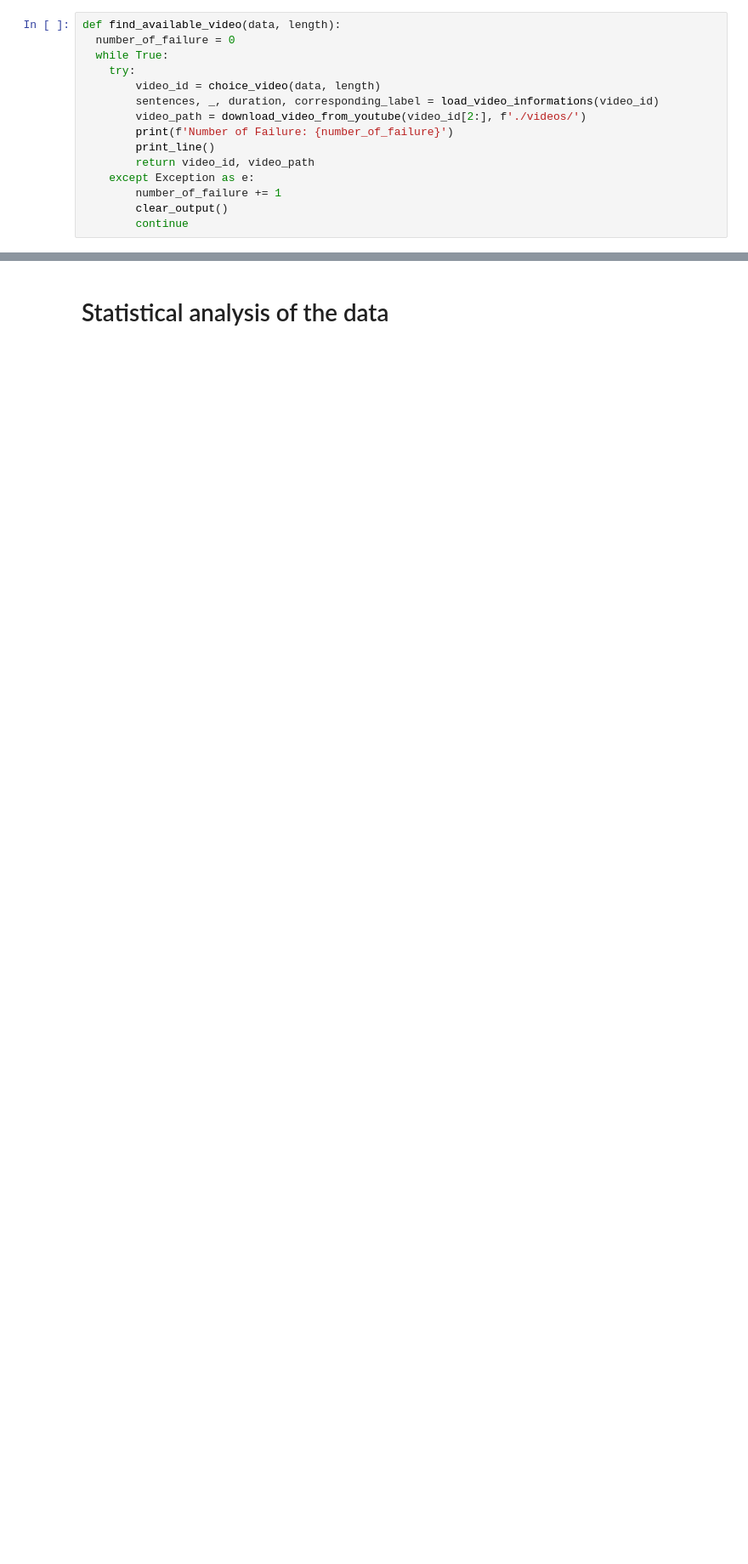
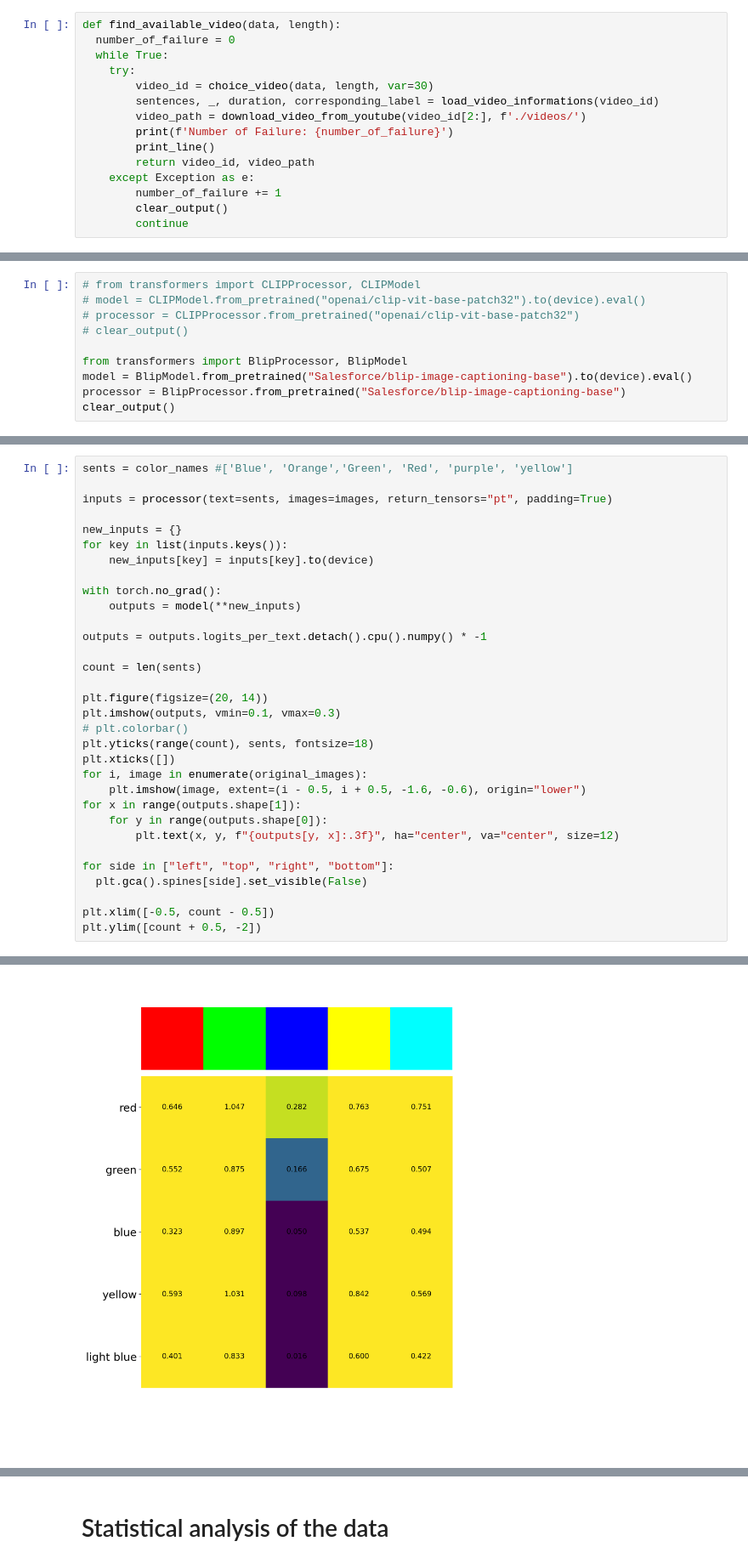
Before and after one commit to abreza/clip-video-embedder, a Jupyter notebook: examples/Toy_Examples.ipynb, the cells around one changed output, grey strips where cells are left out. Shown: that part at 85% size. Drawn from its saved outputs; the diff is of its cells as text; blank space fills up the shorter version.

```diff
--- a/examples/Toy_Examples.ipynb
+++ b/examples/Toy_Examples.ipynb
@@ -289,7 +317,7 @@ def find_available_video(data, length):
   number_of_failure = 0
   while True:
     try:
-        video_id = choice_video(data, length)
+        video_id = choice_video(data, length, var=30)
         sentences, _, duration, corresponding_label = load_video_informations(video_id)
         video_path = download_video_from_youtube(video_id[2:], f'./videos/')
         print(f'Number of Failure: {number_of_failure}')
@@ -380,0 +494,10 @@ ID: v_8z8FprjMNbI | Duration: 332.45 sec | 568x320 | #sent:  3 | fps: 10
+# %%
+# from transformers import CLIPProcessor, CLIPModel
+# model = CLIPModel.from_pretrained("openai/clip-vit-base-patch32").to(device).eval()
+# processor = CLIPProcessor.from_pretrained("openai/clip-vit-base-patch32")
+# clear_output()
+
+from transformers import BlipProcessor, BlipModel
+model = BlipModel.from_pretrained("Salesforce/blip-image-captioning-base").to(device).eval()
+processor = BlipProcessor.from_pretrained("Salesforce/blip-image-captioning-base")
+clear_output()
@@ -380,0 +511,33 @@ ID: v_8z8FprjMNbI | Duration: 332.45 sec | 568x320 | #sent:  3 | fps: 10
+# %%
+sents = color_names #['Blue', 'Orange','Green', 'Red', 'purple', 'yellow']
+
+inputs = processor(text=sents, images=images, return_tensors="pt", padding=True)
+
+new_inputs = {}
+for key in list(inputs.keys()):
+    new_inputs[key] = inputs[key].to(device)
+
+with torch.no_grad():
+    outputs = model(**new_inputs)
+
+outputs = outputs.logits_per_text.detach().cpu().numpy() * -1
+
+count = len(sents)
+
+plt.figure(figsize=(20, 14))
+plt.imshow(outputs, vmin=0.1, vmax=0.3)
+# plt.colorbar()
+plt.yticks(range(count), sents, fontsize=18)
+plt.xticks([])
+for i, image in enumerate(original_images):
+    plt.imshow(image, extent=(i - 0.5, i + 0.5, -1.6, -0.6), origin="lower")
+for x in range(outputs.shape[1]):
+    for y in range(outputs.shape[0]):
+        plt.text(x, y, f"{outputs[y, x]:.3f}", ha="center", va="center", size=12)
+
+for side in ["left", "top", "right", "bottom"]:
+  plt.gca().spines[side].set_visible(False)
+
+plt.xlim([-0.5, count - 0.5])
+plt.ylim([count + 0.5, -2])
+# %% [output]
@@ -380,0 +545 @@ ID: v_8z8FprjMNbI | Duration: 332.45 sec | 568x320 | #sent:  3 | fps: 10
+[figure, added]
```
Also changed, not shown: parts of 36 cells of this notebook.
